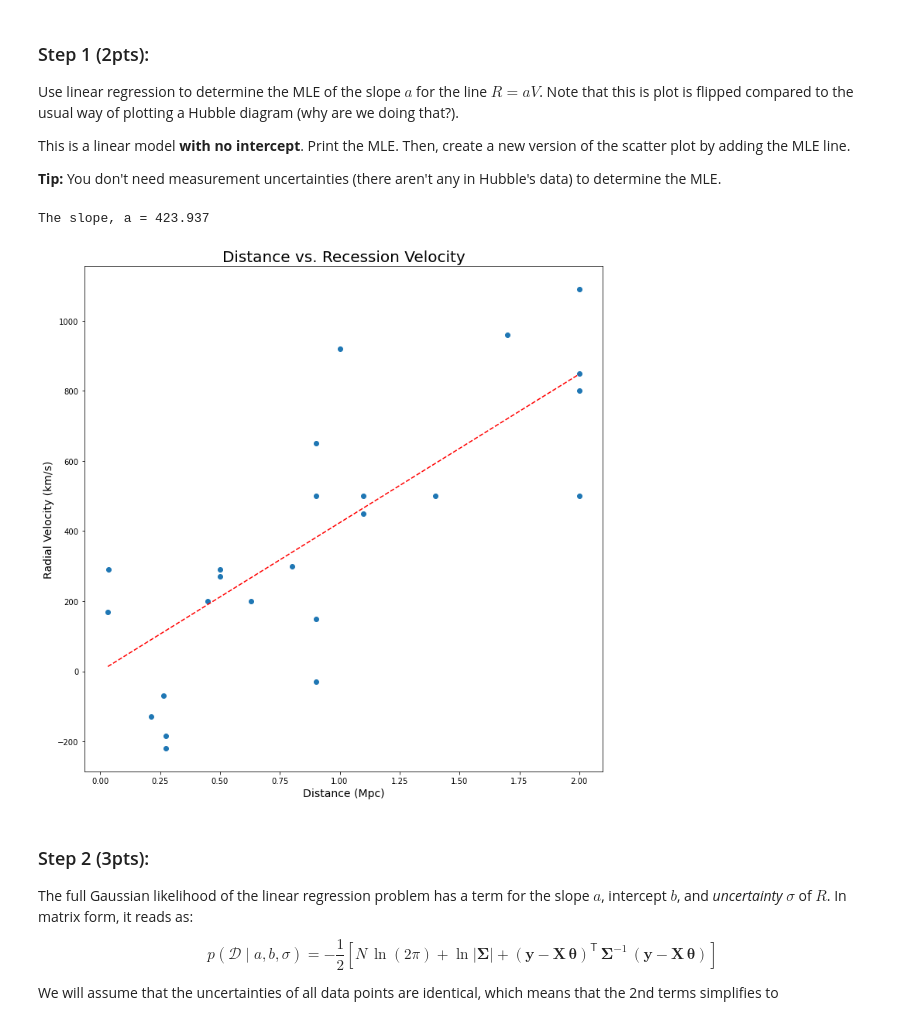
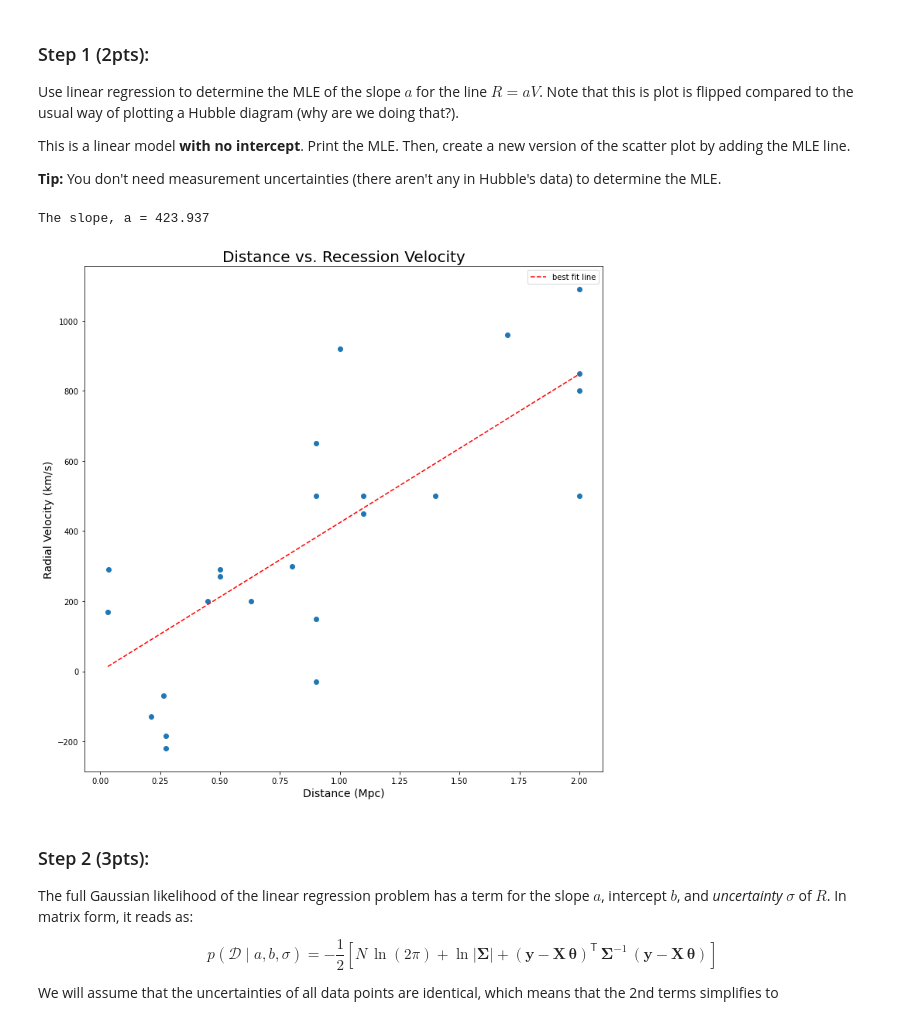
Before and after one commit to m4ese/astroResearchMethods, a Jupyter notebook: Assignment5.ipynb, the cells around one changed output. Drawn from its saved outputs; the diff is of its cells as text; code cells hidden in the pictures.

```diff
--- a/Assignment5.ipynb
+++ b/Assignment5.ipynb
@@ -255,25 +255,27 @@ This is a linear model **with no intercept**. Print the MLE. Then, create a new
 # %%
 N = len(arr)
 X = arr['R'].reshape((N,1))
 Y = arr['V']
 
 params, I_, dont_, care_ = np.linalg.lstsq(X,Y,rcond=None) #I_,dont_,and care_ are just names im giving return
 #vals i don't care about
 
 H_0 = params[0] #params is an array, so im just getting the only element
 
 print('The slope, a = {:.3f}'.format(H_0))
 
 plt.figure(figsize=(12,12))
 plt.scatter(X,Y)
-plt.plot(X,H_0*X,linestyle = '--',color = 'r')
+plt.plot(X,H_0*X,linestyle = '--',color = 'r',label = 'best fit line')
 plt.xlabel('Distance (Mpc)',fontsize = 14)
 plt.ylabel('Radial Velocity (km/s)',fontsize = 14)
 plt.title('Distance vs. Recession Velocity',fontsize = 20)
+
+plt.legend()
 plt.show()
 # %% [output]
 The slope, a = 423.937
-[figure, old version]
+[figure, new version]
 # %% [markdown]
 ### Step 2 (3pts):
 
```
Also changed, not shown: parts of 4 cells of this notebook.
